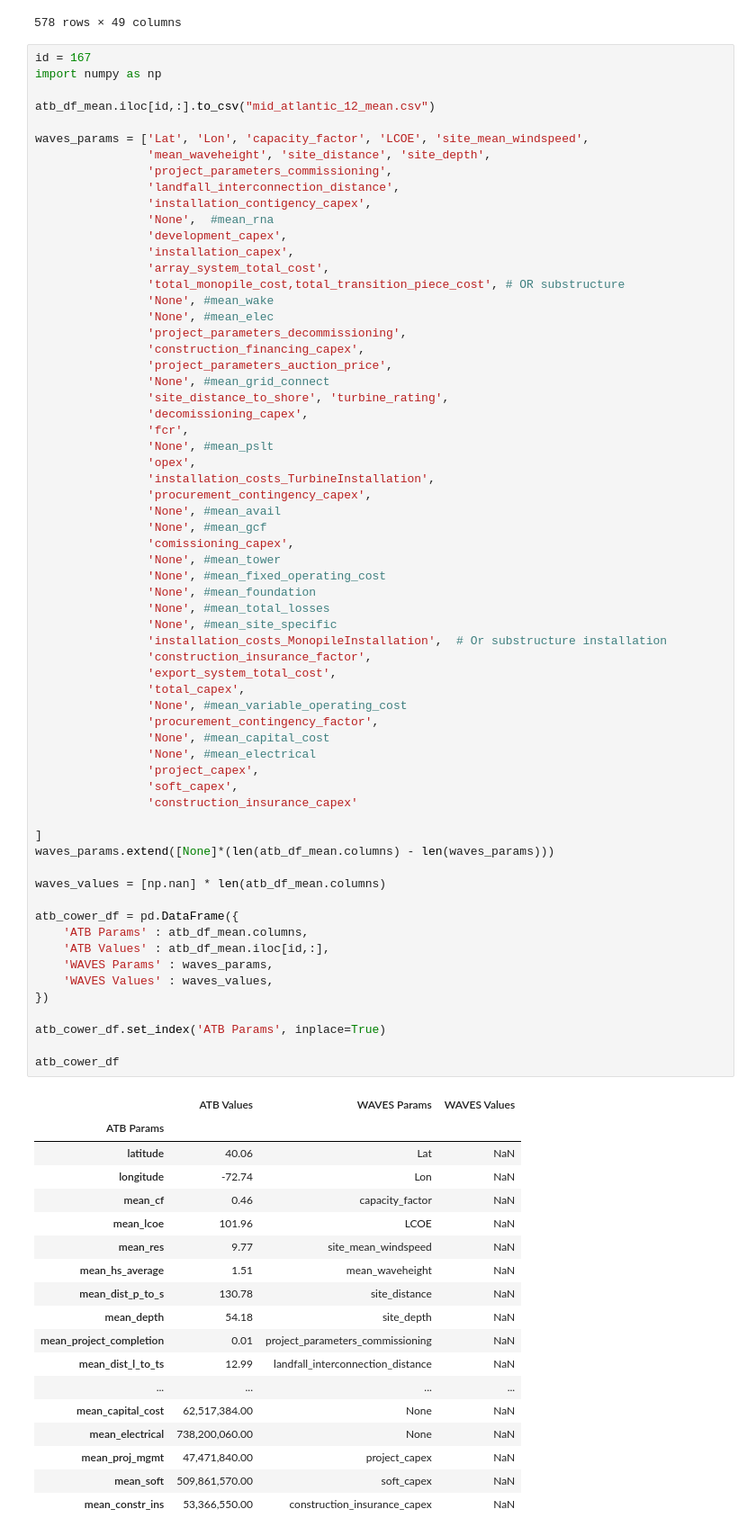
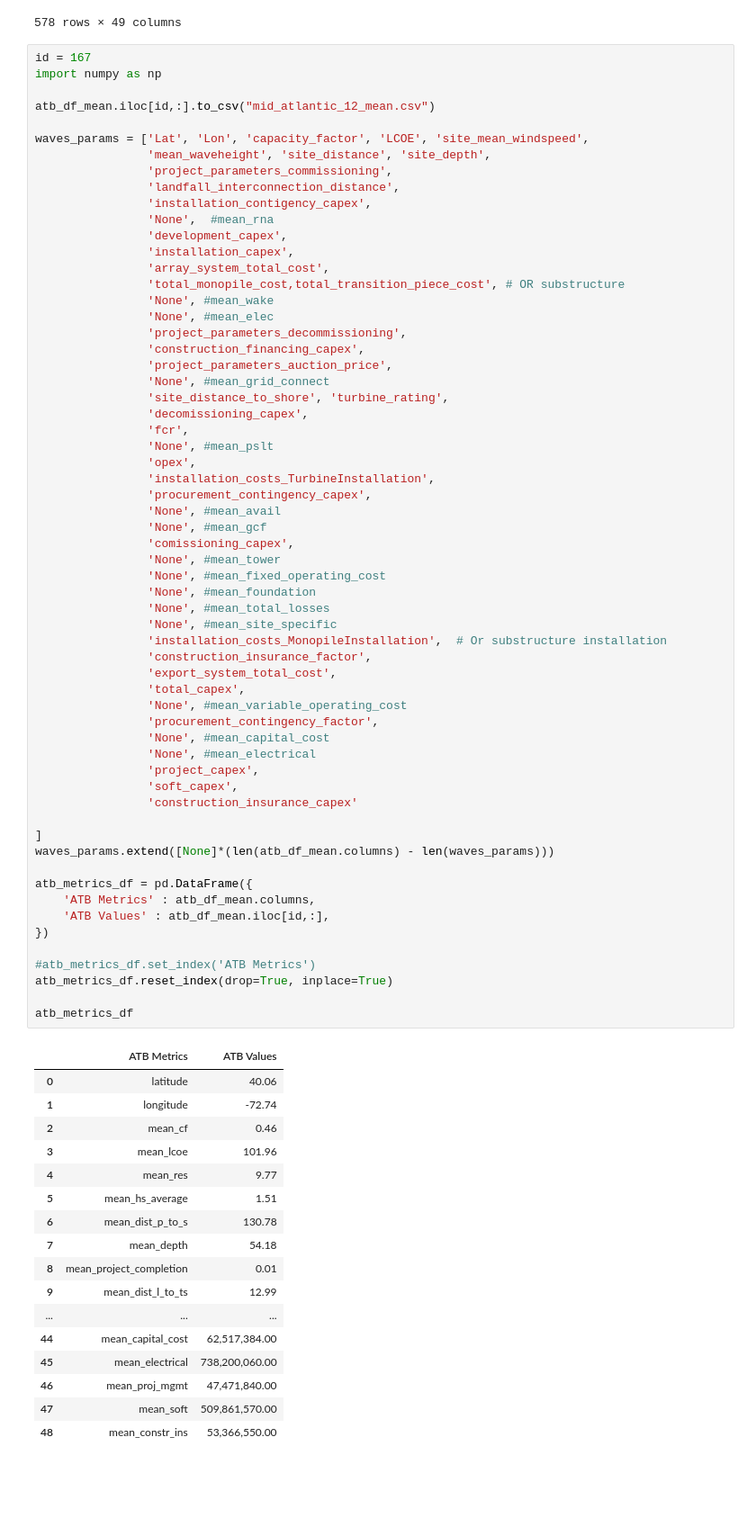
Before and after one commit to nRiccobo/WAVES, a Jupyter notebook: examples/waves_example_2024.ipynb, the cells around one changed output. Shown: that part at 90% size. Saved outputs shown, nothing was run; the diff lists cells and outputs as text; blank space fills up the shorter version.

```diff
--- a/examples/waves_example_2024.ipynb
+++ b/examples/waves_example_2024.ipynb
@@ -480,56 +519,52 @@ waves_params = ['Lat', 'Lon', 'capacity_factor', 'LCOE', 'site_mean_windspeed',
                 'installation_costs_TurbineInstallation',
                 'procurement_contingency_capex',
                 'None', #mean_avail
                 'None', #mean_gcf
                 'comissioning_capex',
                 'None', #mean_tower
                 'None', #mean_fixed_operating_cost
                 'None', #mean_foundation
                 'None', #mean_total_losses
                 'None', #mean_site_specific
                 'installation_costs_MonopileInstallation',  # Or substructure installation
                 'construction_insurance_factor',
                 'export_system_total_cost',
                 'total_capex',
                 'None', #mean_variable_operating_cost
                 'procurement_contingency_factor',
                 'None', #mean_capital_cost
                 'None', #mean_electrical
                 'project_capex',
                 'soft_capex',
                 'construction_insurance_capex'
 
 ]
 waves_params.extend([None]*(len(atb_df_mean.columns) - len(waves_params)))
 
-waves_values = [np.nan] * len(atb_df_mean.columns)
-
-atb_cower_df = pd.DataFrame({
-    'ATB Params' : atb_df_mean.columns,
+atb_metrics_df = pd.DataFrame({
+    'ATB Metrics' : atb_df_mean.columns,
     'ATB Values' : atb_df_mean.iloc[id,:],
-    'WAVES Params' : waves_params,
-    'WAVES Values' : waves_values,
 })
 
-atb_cower_df.set_index('ATB Params', inplace=True)
+#atb_metrics_df.set_index('ATB Metrics')
+atb_metrics_df.reset_index(drop=True, inplace=True)
 
-atb_cower_df
+atb_metrics_df
 # %% [output]
-|  | ATB Values | WAVES Params | WAVES Values |
-| ATB Params |  |  |  |
-| latitude | 40.06 | Lat | NaN |
-| longitude | -72.74 | Lon | NaN |
-| mean_cf | 0.46 | capacity_factor | NaN |
-| mean_lcoe | 101.96 | LCOE | NaN |
-| mean_res | 9.77 | site_mean_windspeed | NaN |
-| mean_hs_average | 1.51 | mean_waveheight | NaN |
-| mean_dist_p_to_s | 130.78 | site_distance | NaN |
-| mean_depth | 54.18 | site_depth | NaN |
-| mean_project_completion | 0.01 | project_parameters_commissioning | NaN |
-| mean_dist_l_to_ts | 12.99 | landfall_interconnection_distance | NaN |
-| ... | ... | ... | ... |
-| mean_capital_cost | 62,517,384.00 | None | NaN |
-| mean_electrical | 738,200,060.00 | None | NaN |
-| mean_proj_mgmt | 47,471,840.00 | project_capex | NaN |
-| mean_soft | 509,861,570.00 | soft_capex | NaN |
-| mean_constr_ins | 53,366,550.00 | construction_insurance_capex | NaN |
+|  | ATB Metrics | ATB Values |
+| 0 | latitude | 40.06 |
+| 1 | longitude | -72.74 |
+| 2 | mean_cf | 0.46 |
+| 3 | mean_lcoe | 101.96 |
+| 4 | mean_res | 9.77 |
+| 5 | mean_hs_average | 1.51 |
+| 6 | mean_dist_p_to_s | 130.78 |
+| 7 | mean_depth | 54.18 |
+| 8 | mean_project_completion | 0.01 |
+| 9 | mean_dist_l_to_ts | 12.99 |
+| ... | ... | ... |
+| 44 | mean_capital_cost | 62,517,384.00 |
+| 45 | mean_electrical | 738,200,060.00 |
+| 46 | mean_proj_mgmt | 47,471,840.00 |
+| 47 | mean_soft | 509,861,570.00 |
+| 48 | mean_constr_ins | 53,366,550.00 |
```
Also changed, not shown: parts of 9 cells of this notebook, 3 other files.
